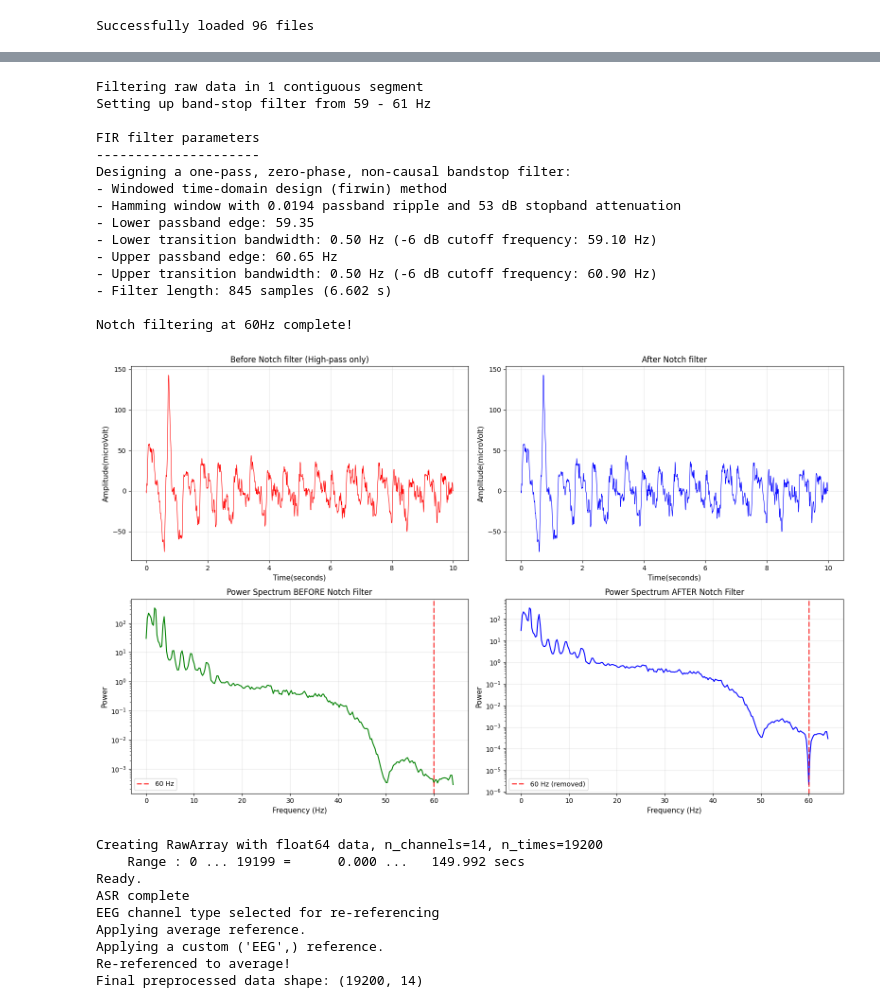
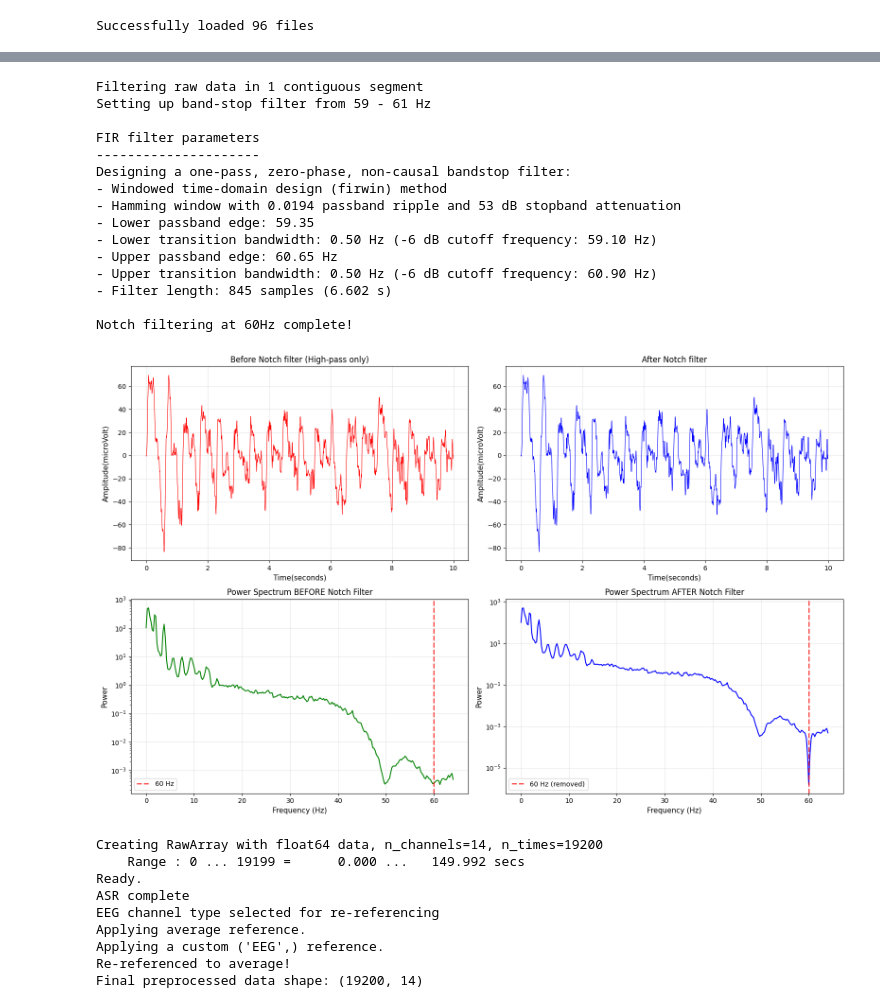
Before and after one commit to Folasewa/EEG-Based_Mental_Workload_Classifier, a Jupyter notebook: notebooks/preprocessing.ipynb, the cells around one changed output, grey strips where cells are left out. Saved outputs shown, nothing was run; the diff lists cells and outputs as text; code cells hidden in the pictures.

```diff
--- a/notebooks/preprocessing.ipynb
+++ b/notebooks/preprocessing.ipynb
@@ -113,22 +113,22 @@ print("Notch filtering at 60Hz complete!")
 #visualizing in time and frequency domains
 fig, axes = plt.subplots(2,2, figsize=(16,10))
 #time domain (Before notch)
-axes[0,0].plot(time, filtered_sub01[:samples, 0], linewidth=0.8, color='red')
+axes[0,0].plot(time, filtered_sub01[:samples, 2], linewidth=0.8, color='red')
 axes[0,0].set_ylabel("Amplitude(microVolt)", fontsize=11)
 axes[0,0].set_xlabel("Time(seconds)", fontsize=11)
 axes[0,0].set_title("Before Notch filter (High-pass only)", fontsize=12)
 axes[0,0].grid(alpha=0.3)
 
 #time domain (After notch)
-axes[0,1].plot(time, notched_sub01[:samples, 0], linewidth=0.8, color='blue')
+axes[0,1].plot(time, notched_sub01[:samples, 2], linewidth=0.8, color='blue')
 axes[0,1].set_ylabel("Amplitude(microVolt)", fontsize=11)
 axes[0,1].set_xlabel("Time(seconds)", fontsize=11)
 axes[0,1].set_title("After Notch filter", fontsize=12)
 axes[0, 1].grid(alpha=0.3)
 
 #frequency domain (Before notch)
-freqs_before, psd_before = welch(filtered_sub01[:, 0], fs=sampling_frequency,nperseg=512, noverlap=256)
-freqs_after, psd_after = welch(notched_sub01[:, 0], fs=sampling_frequency,nperseg=512, noverlap=256)
+freqs_before, psd_before = welch(filtered_sub01[:, 2], fs=sampling_frequency,nperseg=512, noverlap=256)
+freqs_after, psd_after = welch(notched_sub01[:, 2], fs=sampling_frequency,nperseg=512, noverlap=256)
 
 freq_range = freqs_before <=64 #0-64hz frequency range
 axes[1,0].semilogy(freqs_before[freq_range], psd_before[freq_range], linewidth=1.5, color = 'green')
@@ -139,34 +139,34 @@ axes[1, 0].set_title('Power Spectrum BEFORE Notch Filter', fontsize=12)
 axes[1, 0].legend()
 axes[1, 0].grid(alpha=0.3)
 
 #frequency domain (After Notch)
 axes[1, 1].semilogy(freqs_after[freq_range], psd_after[freq_range], linewidth=1.5, color='blue')
 axes[1, 1].axvline(60, color='red', linestyle='--', linewidth=2, alpha=0.7, label='60 Hz (removed)')
 axes[1, 1].set_ylabel('Power', fontsize=11)
 axes[1, 1].set_xlabel('Frequency (Hz)', fontsize=11)
 axes[1, 1].set_title('Power Spectrum AFTER Notch Filter', fontsize=12)
 axes[1, 1].legend()
 axes[1, 1].grid(alpha=0.3)
 
 plt.tight_layout()
 plt.show()
 # %% [output]
 Filtering raw data in 1 contiguous segment
 Setting up band-stop filter from 59 - 61 Hz
 
 FIR filter parameters
 ---------------------
 Designing a one-pass, zero-phase, non-causal bandstop filter:
 - Windowed time-domain design (firwin) method
 - Hamming window with 0.0194 passband ripple and 53 dB stopband attenuation
 - Lower passband edge: 59.35
 - Lower transition bandwidth: 0.50 Hz (-6 dB cutoff frequency: 59.10 Hz)
 - Upper passband edge: 60.65 Hz
 - Upper transition bandwidth: 0.50 Hz (-6 dB cutoff frequency: 60.90 Hz)
 - Filter length: 845 samples (6.602 s)
 
 Notch filtering at 60Hz complete!
-[figure, old version]
+[figure, new version]
 # %%
 #Step3: Artifact Subspace Reconstruction
 raw_for_asr = mne.io.RawArray(notched_sub01.T, info)
```
Also changed, not shown: parts of 2 cells of this notebook, 1 other file.
